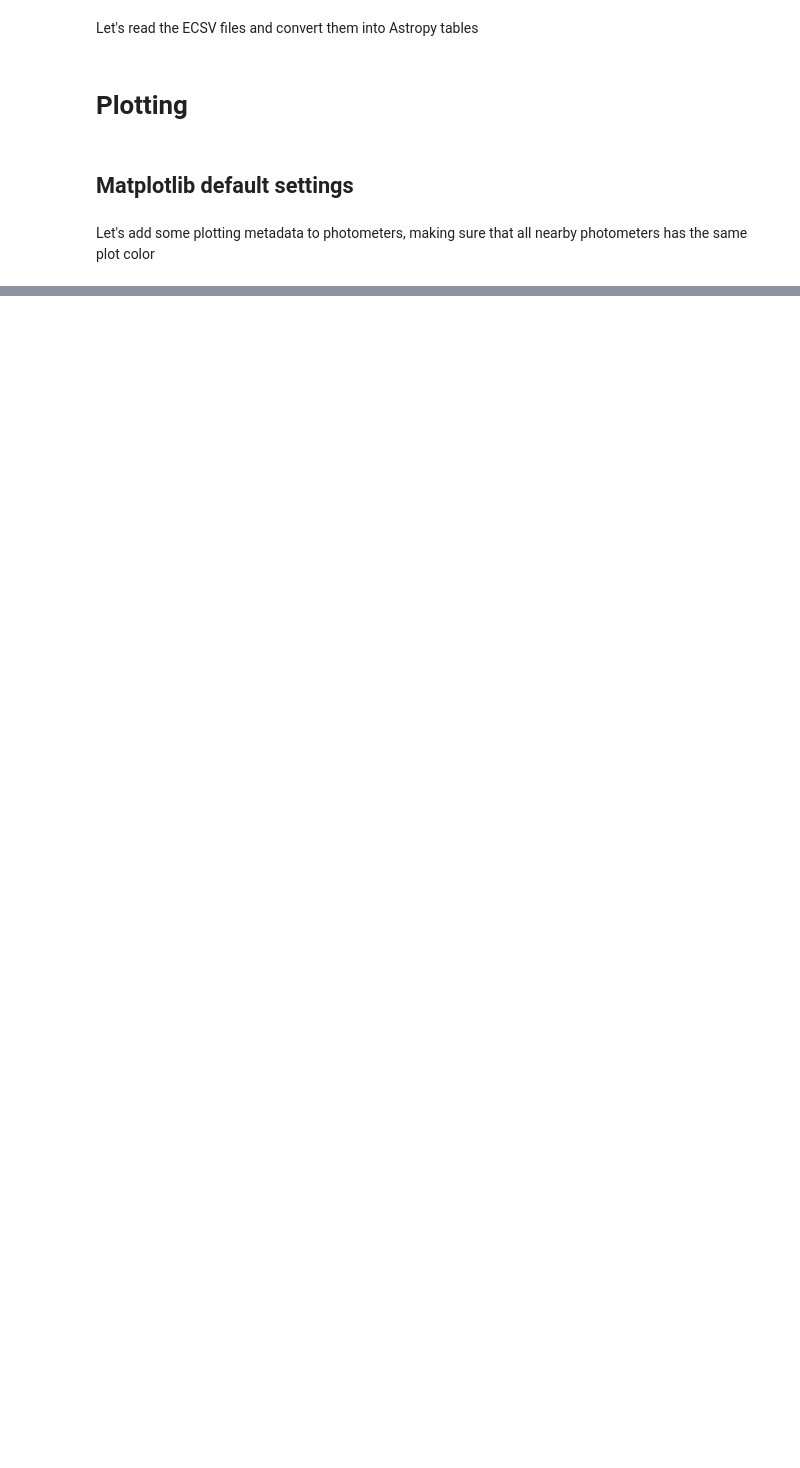
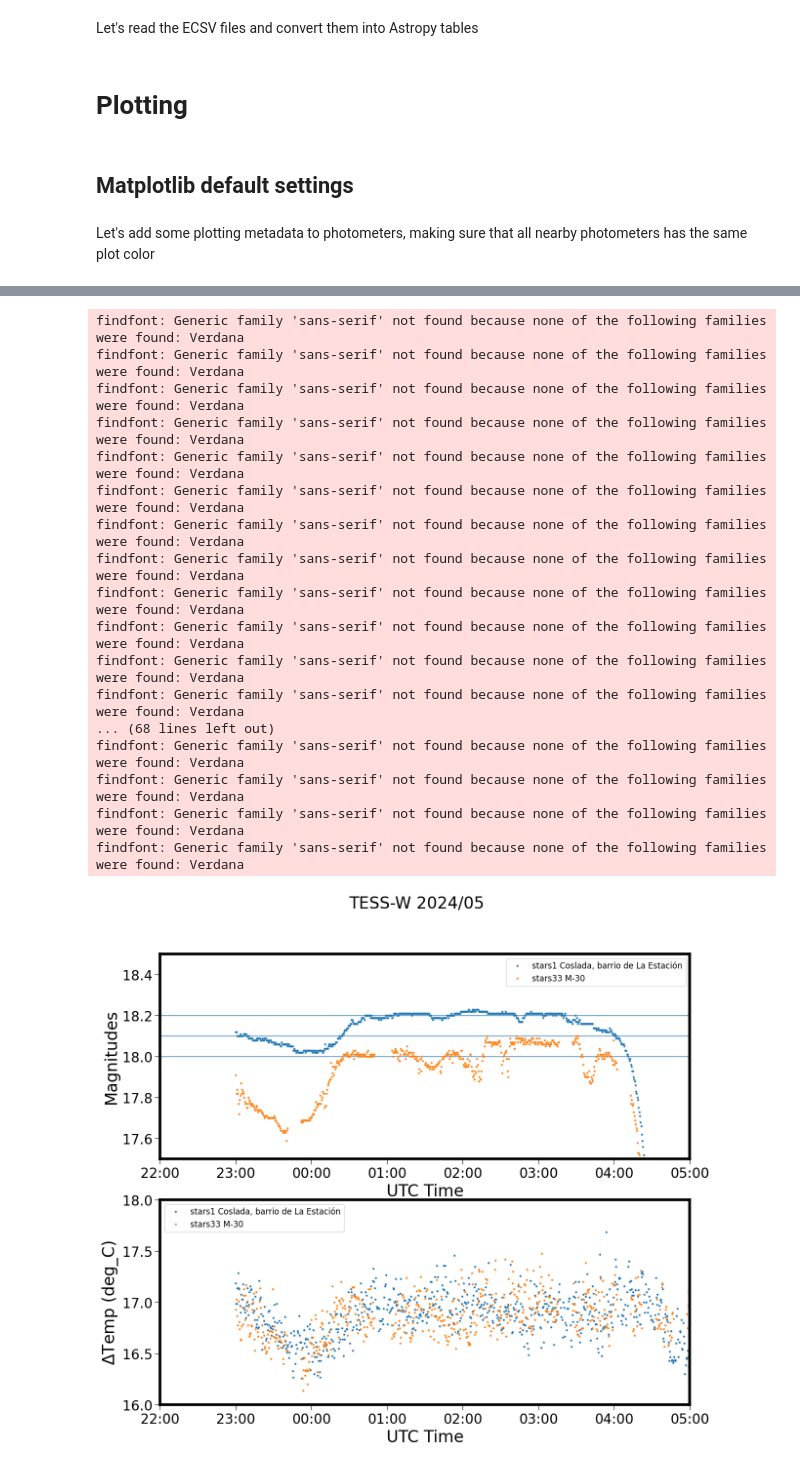
Before and after one commit to STARS4ALL/blackout, a Jupyter notebook: Blackout.ipynb, the cells around one changed output, grey strips where cells are left out. Drawn from its saved outputs; the diff is of its cells as text; code cells hidden in the pictures; blank space fills up the shorter version.

```diff
--- a/Blackout.ipynb
+++ b/Blackout.ipynb
@@ -272,0 +255,56 @@ findfont: Generic family 'sans-serif' not found because none of the following fa
+# %%
+LOW_TEMP=16
+HIGH_TEMP=18
+DAWN_NEXT_DAY=datetime(2025,4,29,5,0,0, tzinfo=timezone.utc)
+# %%
+fig, axes = plt.subplots(nrows=2, ncols=1, figsize=(14, 12))
+fig.suptitle('TESS-W 2024/05')
+# ----------------------------------
+# Upper diagram depicting magnitudes
+# ----------------------------------
+axes[0].set_ylim(17.5,18.5)
+axes[0].axhline(18.0,lw=1)
+axes[0].axhline(18.1,lw=1)
+axes[0].axhline(18.2,lw=1)
+axes[0].set_ylabel("Magnitudes")
+for table in tables:
+    label = table.meta["mpl"]["label"]
+    color = table.meta["mpl"]["color"]
+    axes[0].plot(table.time.datetime,table['MSAS'], ms=2, color=color,label=label)
+# ------------------------------------------
+# Lower diagram depicting sky IR temperature
+# ------------------------------------------
+axes[1].set_ylim(LOW_TEMP, HIGH_TEMP)
+axes[1].set_ylabel(rf"$\Delta$Temp ({table['Sky Temperature'].unit})")
+for table in tables:
+    label = table.meta["mpl"]["label"]
+    color = table.meta["mpl"]["color"]
+    temp_diff = (table["Enclosure Temperature"] - table['Sky Temperature']) * u.deg_C
+    axes[1].plot(table.time.datetime, temp_diff, ms=2, color=color,label=label)
+
+# Set X axis common properties for both figures:
+for ax in axes:
+    ax.set_xlim(BLACKOUT_END-timedelta(hours=0),DAWN_NEXT_DAY)
+    ax.xaxis.set_major_formatter(horaFmt)
+    ax.legend(fontsize=12)
+    ax.set_xlabel("UTC Time")
+plt.show()
+# %% [output]
+findfont: Generic family 'sans-serif' not found because none of the following families were found: Verdana
+findfont: Generic family 'sans-serif' not found because none of the following families were found: Verdana
+findfont: Generic family 'sans-serif' not found because none of the following families were found: Verdana
+findfont: Generic family 'sans-serif' not found because none of the following families were found: Verdana
+findfont: Generic family 'sans-serif' not found because none of the following families were found: Verdana
+findfont: Generic family 'sans-serif' not found because none of the following families were found: Verdana
+findfont: Generic family 'sans-serif' not found because none of the following families were found: Verdana
+findfont: Generic family 'sans-serif' not found because none of the following families were found: Verdana
+findfont: Generic family 'sans-serif' not found because none of the following families were found: Verdana
+findfont: Generic family 'sans-serif' not found because none of the following families were found: Verdana
+findfont: Generic family 'sans-serif' not found because none of the following families were found: Verdana
+findfont: Generic family 'sans-serif' not found because none of the following families were found: Verdana
+... (68 lines left out)
+findfont: Generic family 'sans-serif' not found because none of the following families were found: Verdana
+findfont: Generic family 'sans-serif' not found because none of the following families were found: Verdana
+findfont: Generic family 'sans-serif' not found because none of the following families were found: Verdana
+findfont: Generic family 'sans-serif' not found because none of the following families were found: Verdana
+[figure, added]
```
Also changed, not shown: parts of 19 cells of this notebook.
